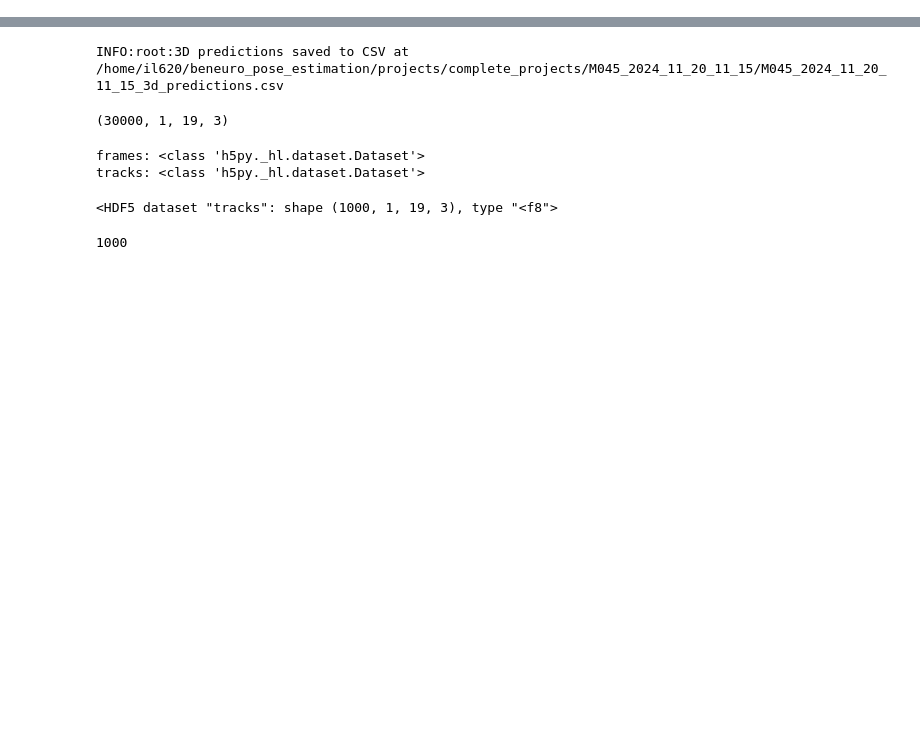
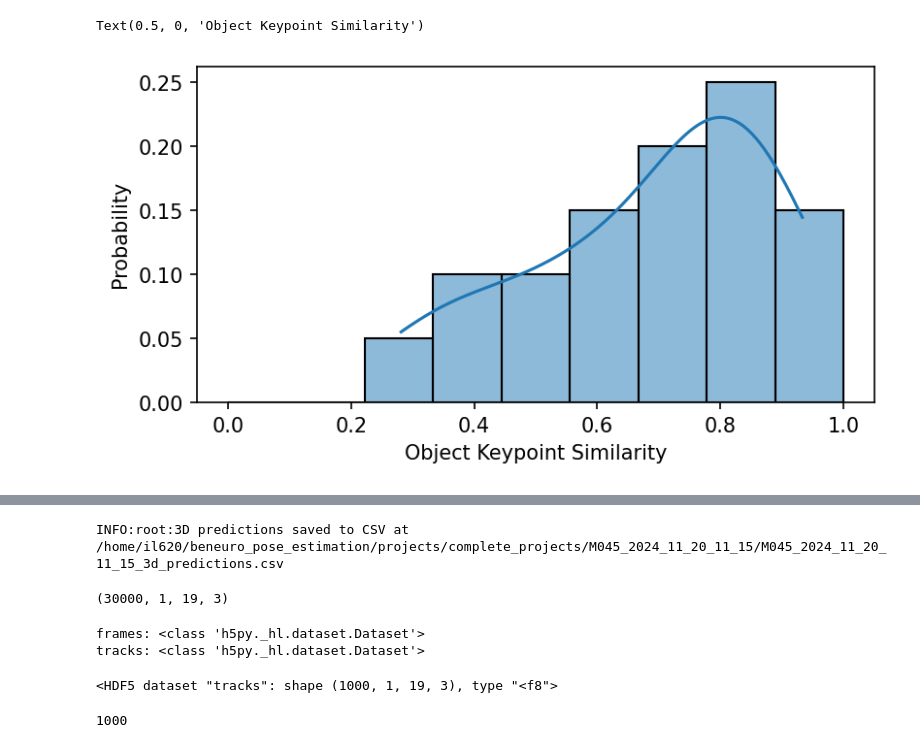
Before and after one commit to BeNeuroLab/beneuro_pose_estimation, a Jupyter notebook: scripts/anipose_tests.ipynb, the cells around one changed output, grey strips where cells are left out. Cells and saved outputs as stored; diff of their text form; code cells hidden in the pictures; blank space fills up the shorter version.

```diff
--- a/scripts/anipose_tests.ipynb
+++ b/scripts/anipose_tests.ipynb
@@ -12,0 +416,7 @@ INFO:numexpr.utils:NumExpr defaulting to 8 threads.
+# %%
+plt.figure(figsize=(6, 3), dpi=150, facecolor="w")
+sns.histplot(metrics["oks_voc.match_scores"].flatten(), binrange=(0, 1), kde=True, kde_kws={"clip": (0, 1)}, stat="probability")
+plt.xlabel("Object Keypoint Similarity")
+# %% [output]
+Text(0.5, 0, 'Object Keypoint Similarity')
+[figure, added]
```
Also changed, not shown: parts of 43 cells of this notebook, 13 other files.
